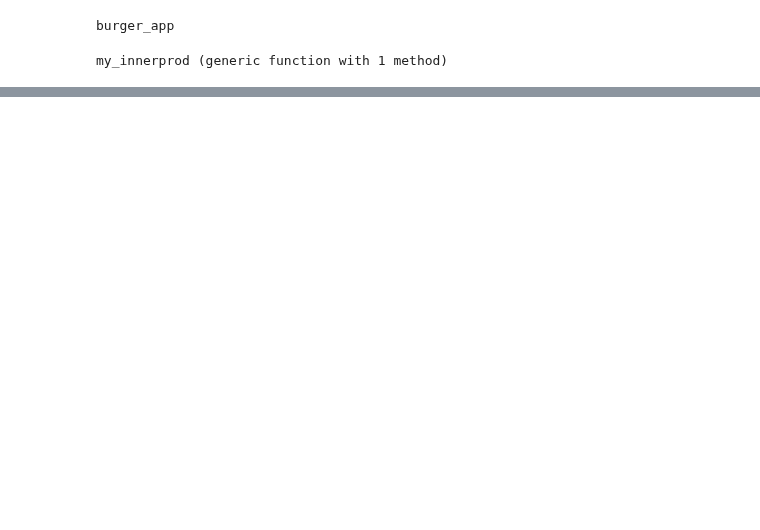
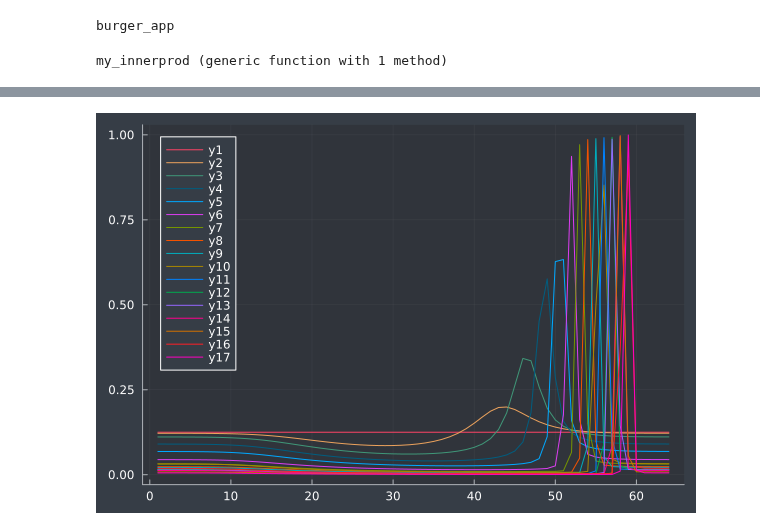
Before and after one commit to XBraid/xbraid, a Jupyter notebook: braid/braid.jl/drive-burgers.ipynb, the cells around one changed output, grey strips where cells are left out. Cells and saved outputs as stored; diff of their text form; code cells hidden in the pictures; blank space fills up the shorter version.

```diff
--- a/braid/braid.jl/drive-burgers.ipynb
+++ b/braid/braid.jl/drive-burgers.ipynb
@@ -171,6 +194,8 @@ plot(burger.solution[p][1:2:end])
 # %%
-# plot([v[1] for v in burger.lyap_vecs[p]])
-plot(burger.lyap_vecs[p][end][1])
+plot([v[1] for v in burger.lyap_vecs[p][1:16:end]])
+# plot(burger.lyap_vecs[p][end][1])
+# %% [output]
+[figure, added]
 # %%
 sum(burger.lyap_exps[p]) ./ tstop
 # %% [output]
```
Also changed, not shown: parts of 11 cells of this notebook, 7 other files.
